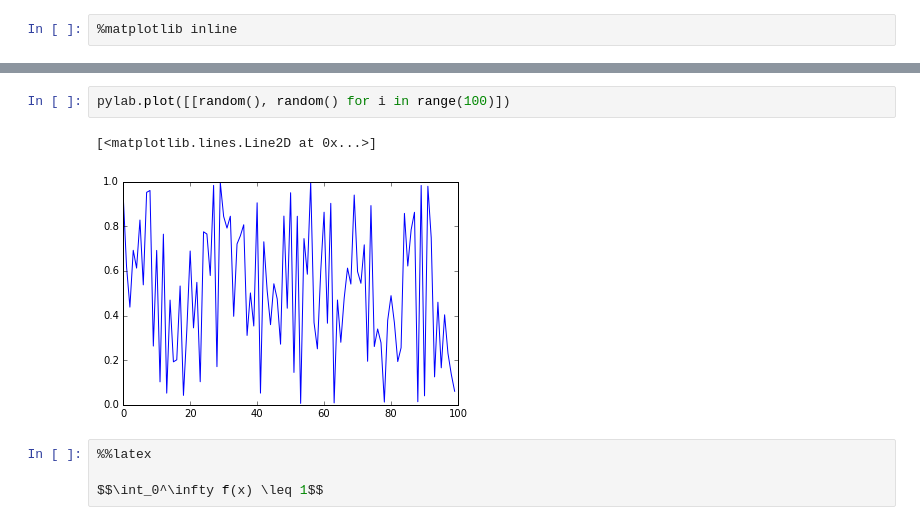
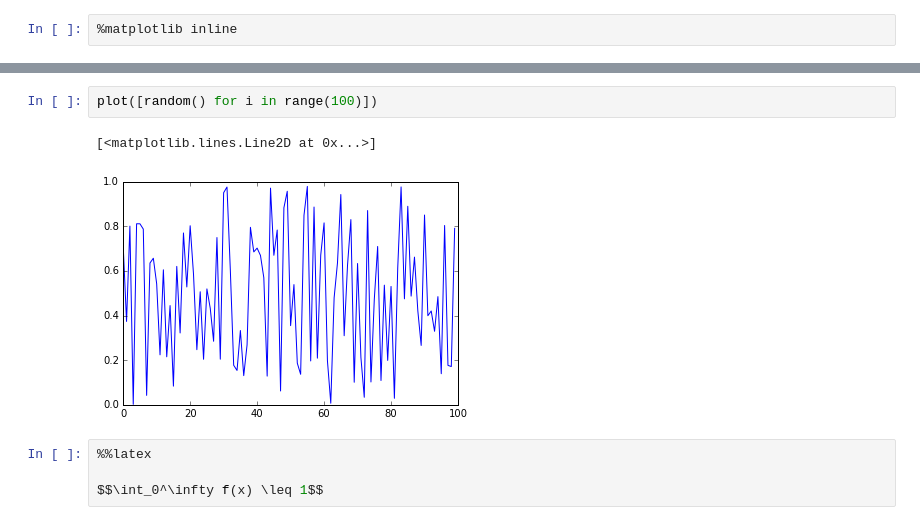
Before and after one commit to kenpu/docker-jupyter, a Jupyter notebook: data/HelloWorld.ipynb, the cells around one changed output, grey strips where cells are left out. Cells and saved outputs as stored; diff of their text form.

```diff
--- a/data/HelloWorld.ipynb
+++ b/data/HelloWorld.ipynb
@@ -14,8 +15,8 @@ random()
 # %%
-pylab.plot([[random(), random() for i in range(100)])
+plot([random() for i in range(100)])
 # %% [output]
 [<matplotlib.lines.Line2D at 0x...>]
-[figure, old version]
+[figure, new version]
 # %%
 %%latex
 
```
Also changed, not shown: parts of 9 cells of this notebook, 1 other file.
